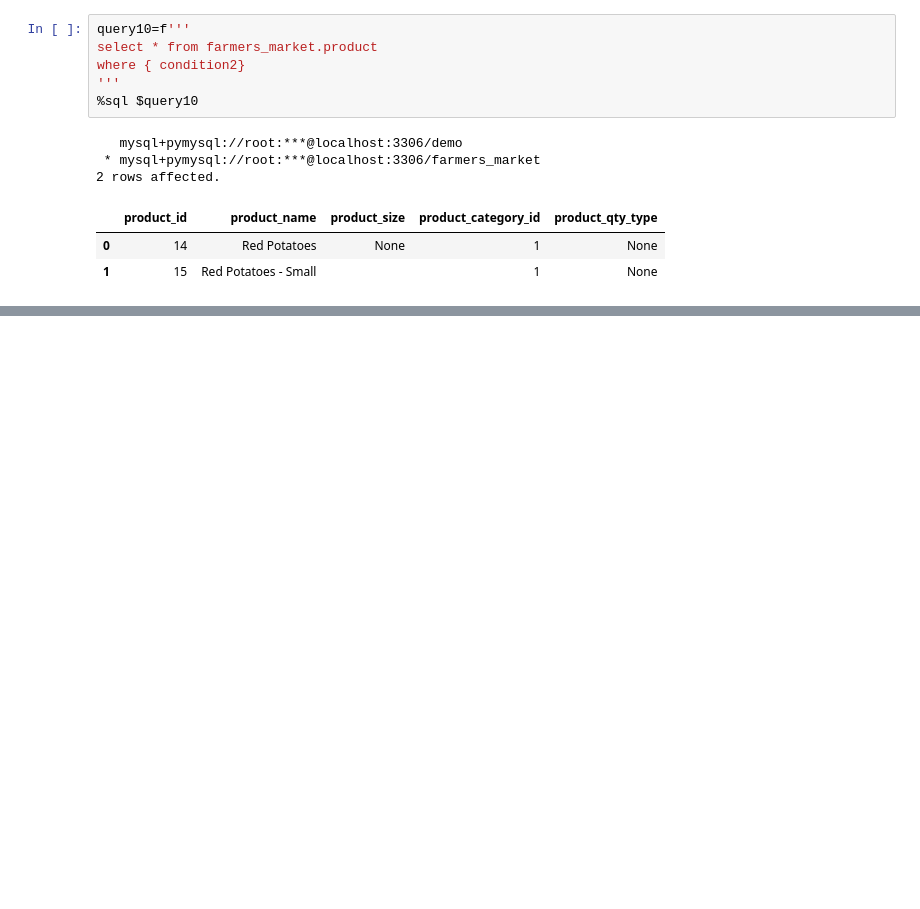
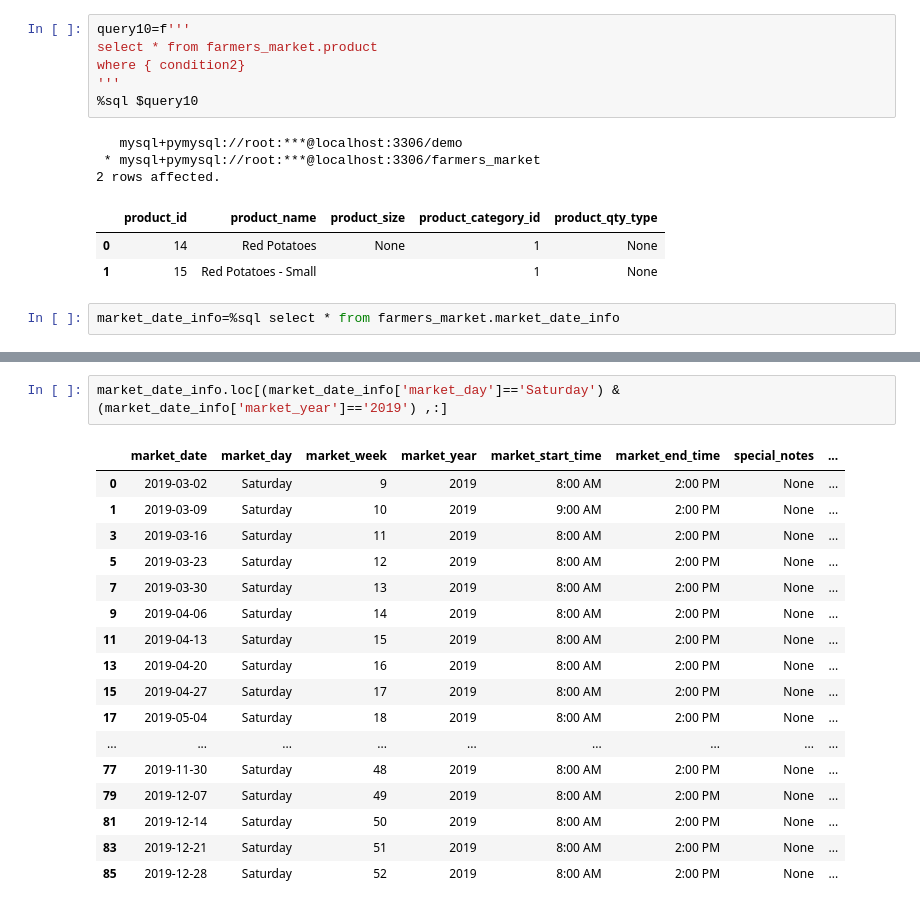
Before and after one commit to KunalNeon/SQL-For-Data-Scientist, a Jupyter notebook: sql.ipynb, the cells around one changed output, grey strips where cells are left out. Saved outputs shown, nothing was run; the diff lists cells and outputs as text; blank space fills up the shorter version.

```diff
--- a/sql.ipynb
+++ b/sql.ipynb
@@ -895,3 +895,5 @@ where { condition2}
 |  | product_id | product_name | product_size | product_category_id | product_qty_type |
 | 0 | 14 | Red Potatoes | None | 1 | None |
 | 1 | 15 | Red Potatoes - Small |  | 1 | None |
+# %%
+market_date_info=%sql select * from farmers_market.market_date_info
@@ -897,0 +920,20 @@ where { condition2}
+# %%
+market_date_info.loc[(market_date_info['market_day']=='Saturday') &(market_date_info['market_year']=='2019') ,:]
+# %% [output]
+|  | market_date | market_day | market_week | market_year | market_start_time | market_end_time | special_notes | ... |
+| 0 | 2019-03-02 | Saturday | 9 | 2019 | 8:00 AM | 2:00 PM | None | ... |
+| 1 | 2019-03-09 | Saturday | 10 | 2019 | 9:00 AM | 2:00 PM | None | ... |
+| 3 | 2019-03-16 | Saturday | 11 | 2019 | 8:00 AM | 2:00 PM | None | ... |
+| 5 | 2019-03-23 | Saturday | 12 | 2019 | 8:00 AM | 2:00 PM | None | ... |
+| 7 | 2019-03-30 | Saturday | 13 | 2019 | 8:00 AM | 2:00 PM | None | ... |
+| 9 | 2019-04-06 | Saturday | 14 | 2019 | 8:00 AM | 2:00 PM | None | ... |
+| 11 | 2019-04-13 | Saturday | 15 | 2019 | 8:00 AM | 2:00 PM | None | ... |
+| 13 | 2019-04-20 | Saturday | 16 | 2019 | 8:00 AM | 2:00 PM | None | ... |
+| 15 | 2019-04-27 | Saturday | 17 | 2019 | 8:00 AM | 2:00 PM | None | ... |
+| 17 | 2019-05-04 | Saturday | 18 | 2019 | 8:00 AM | 2:00 PM | None | ... |
+| ... | ... | ... | ... | ... | ... | ... | ... | ... |
+| 77 | 2019-11-30 | Saturday | 48 | 2019 | 8:00 AM | 2:00 PM | None | ... |
+| 79 | 2019-12-07 | Saturday | 49 | 2019 | 8:00 AM | 2:00 PM | None | ... |
+| 81 | 2019-12-14 | Saturday | 50 | 2019 | 8:00 AM | 2:00 PM | None | ... |
+| 83 | 2019-12-21 | Saturday | 51 | 2019 | 8:00 AM | 2:00 PM | None | ... |
+| 85 | 2019-12-28 | Saturday | 52 | 2019 | 8:00 AM | 2:00 PM | None | ... |
```
Also changed, not shown: parts of 8 cells of this notebook.
